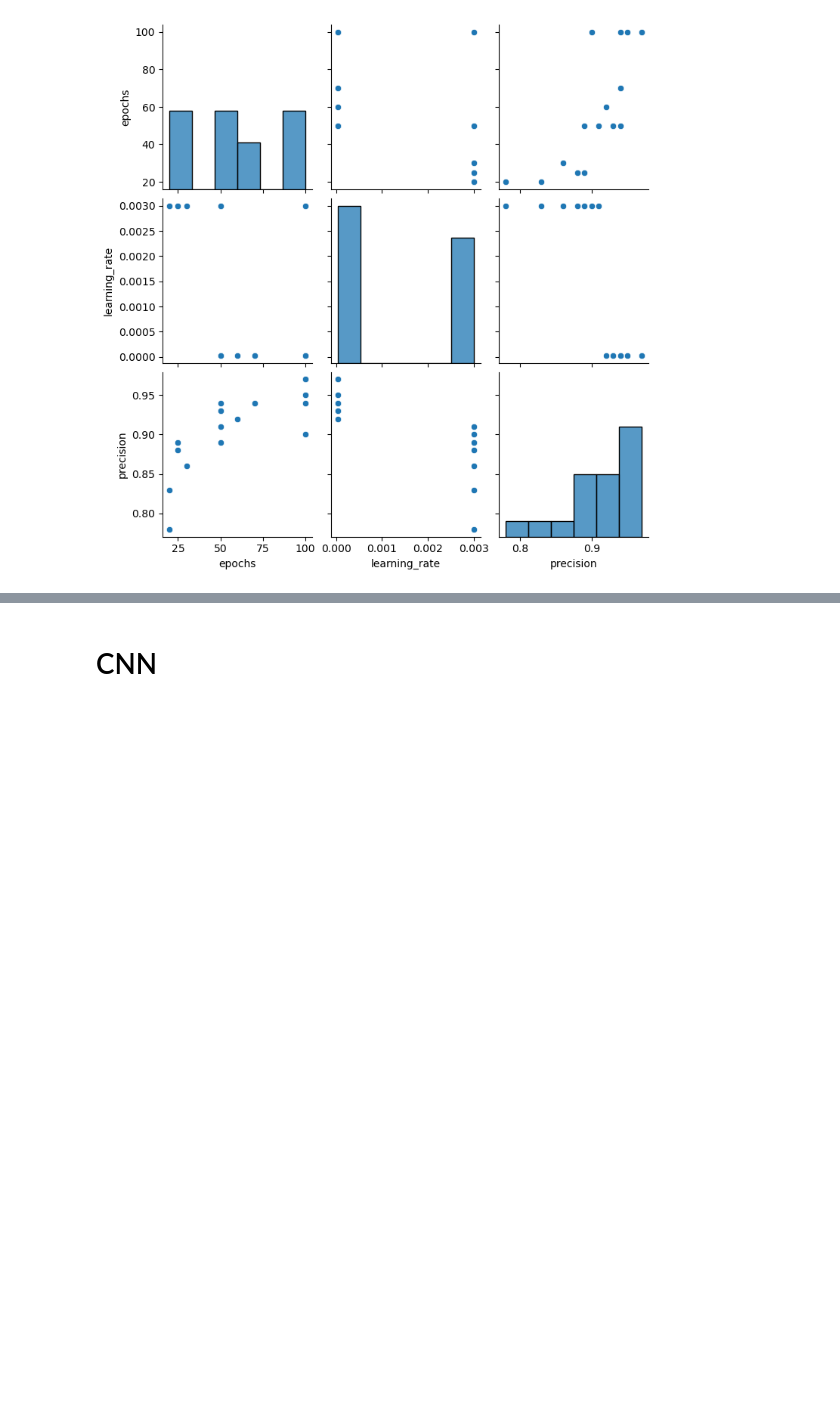
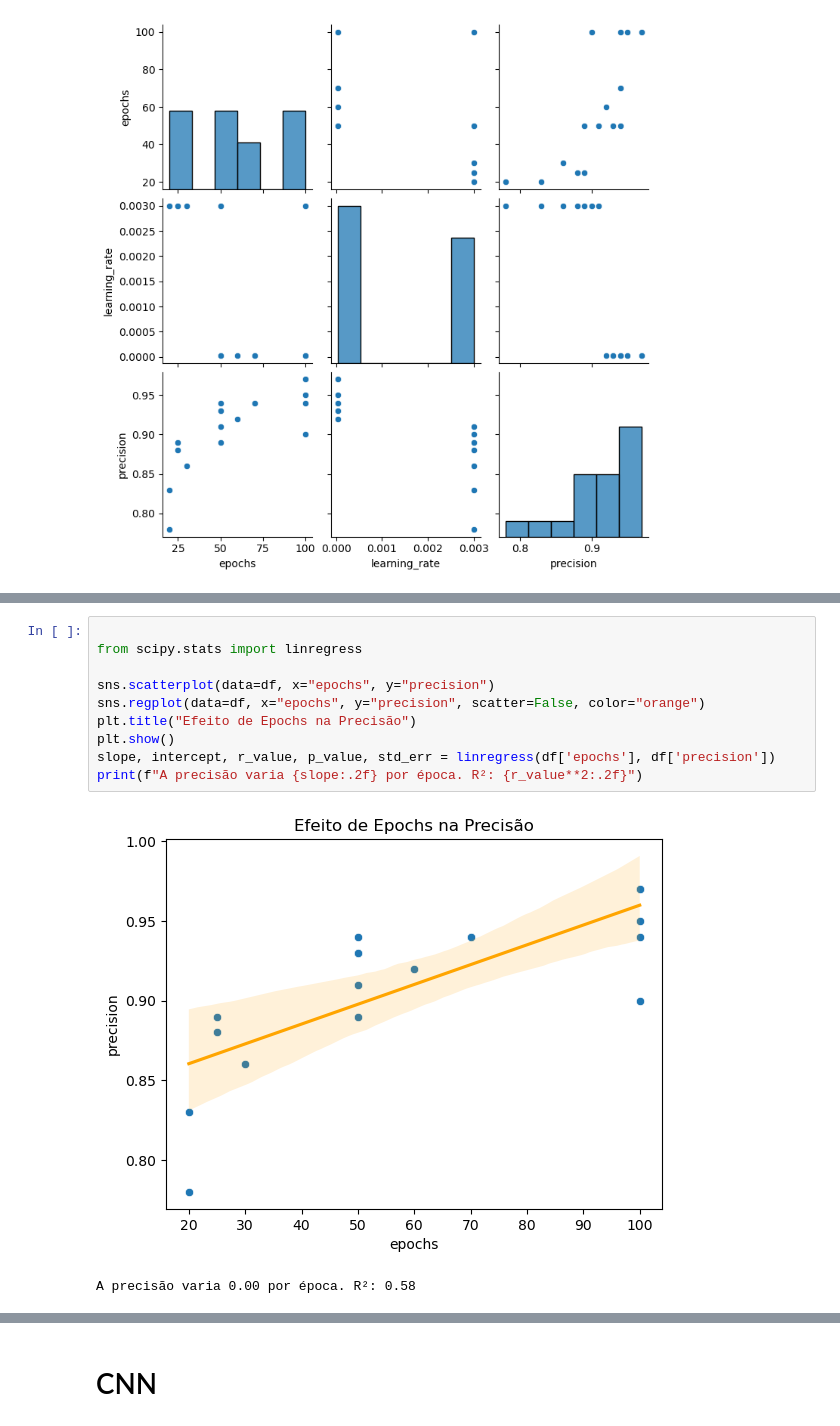
Before and after one commit to Erickllino/Projeto-IF702, a Jupyter notebook: 1o-MiniProjeto/main.ipynb, the cells around one changed output, grey strips where cells are left out. Saved outputs shown, nothing was run; the diff lists cells and outputs as text; blank space fills up the shorter version.

```diff
--- a/1o-MiniProjeto/main.ipynb
+++ b/1o-MiniProjeto/main.ipynb
@@ -232,0 +245,13 @@ sns.pairplot(df, vars=["epochs", "learning_rate", "precision"])
+# %%
+
+from scipy.stats import linregress
+
+sns.scatterplot(data=df, x="epochs", y="precision")
+sns.regplot(data=df, x="epochs", y="precision", scatter=False, color="orange")
+plt.title("Efeito de Epochs na Precisão")
+plt.show()
+slope, intercept, r_value, p_value, std_err = linregress(df['epochs'], df['precision'])
+print(f"A precisão varia {slope:.2f} por época. R²: {r_value**2:.2f}")
+# %% [output]
+[figure, added]
+A precisão varia 0.00 por época. R²: 0.58
```
Also changed, not shown: parts of 15 cells of this notebook.
